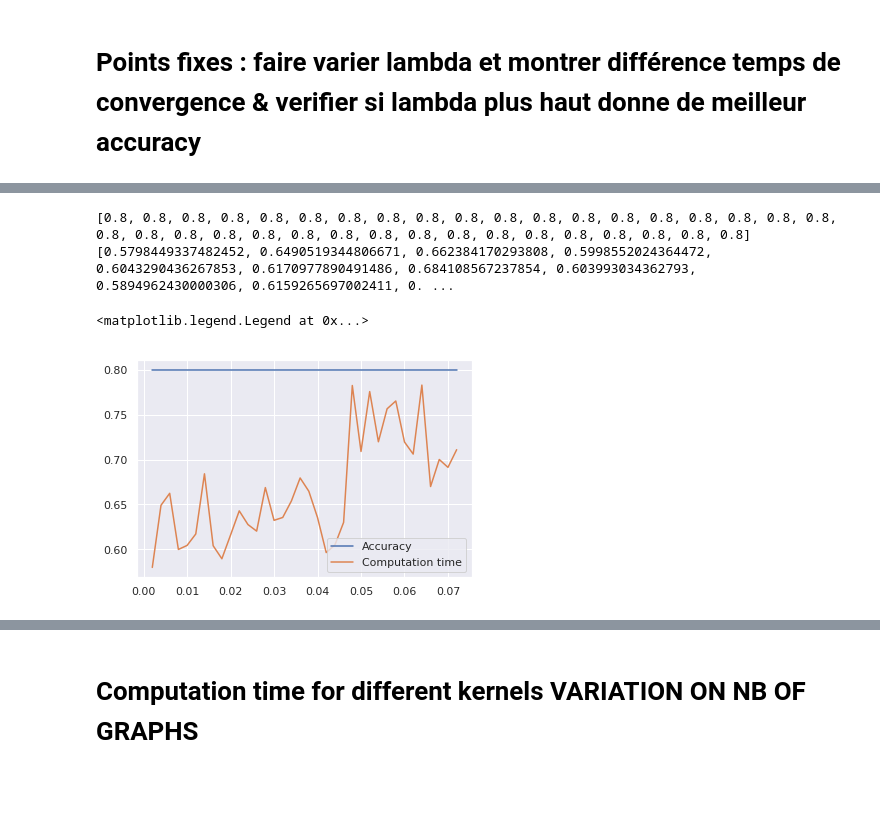
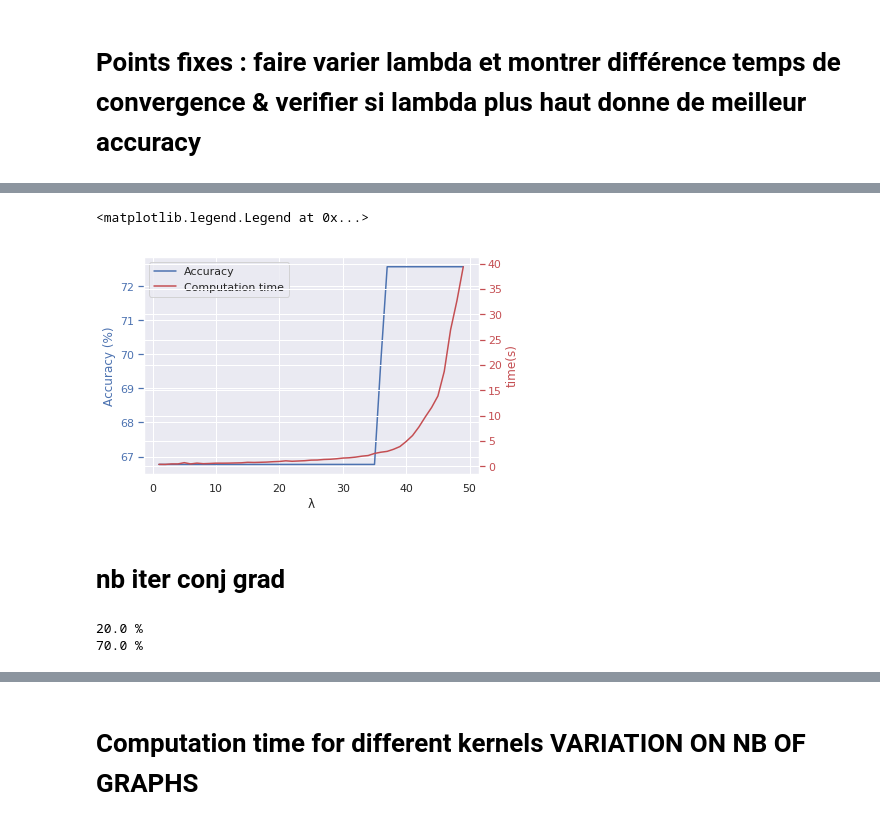
Before and after one commit to leoandeol/graph-kernels, a Jupyter notebook: tests.ipynb, the cells around one changed output, grey strips where cells are left out. Cells and saved outputs as stored; diff of their text form; code cells hidden in the pictures; blank space fills up the shorter version.

```diff
--- a/tests.ipynb
+++ b/tests.ipynb
@@ -203,3 +203,21 @@ nx.draw(G3,pos)
 nx.draw_networkx_edge_labels(G3,pos,edge_labels={(u,v):e["label"] for (u,v,e) in G3.edges(data=True)})
 # %% [markdown]
 # Points fixes : faire varier lambda et montrer différence temps de convergence & verifier si lambda plus haut donne de meilleur accuracy
+# %%
+xs = []
+scores = []
+times = []
+N = 50
+for x in range(1,N):
+    if(x%(N/10)==0):
+        print(100*x/N,"%")
+    try :
+        s = SVM(db=db_nolab, ratio_split=0.7, lbd=x/N, kernel="fixed_point_kernel")
+        dic = s.cross_val_score(k=3)
+        scores.append(dic["accuracy"]*100)
+        var.append(dic["stddev"])
+        xs.append(x)
+        times.append(dic["time"])
+    except Exception as e:
+        print(e)
+        break
@@ -206,29 +234,47 @@ nx.draw_networkx_edge_labels(G3,pos,edge_labels={(u,v):e["label"] for (u,v,e) in
+# %%
+fig, ax1 = plt.subplots()
+l1, = ax1.plot(xs, scores, label="Accuracy", color="b")
+ax1.set_xlabel('λ')
+# Make the y-axis label, ticks and tick labels match the line color.
+ax1.set_ylabel('Accuracy (%)', color="b")
+ax1.tick_params('y', colors='b')
+
+ax2 = ax1.twinx()
+l2, = ax2.plot(xs,times,label="Computation time", color='r')
+ax2.set_ylabel('time(s)', color='r')
+ax2.tick_params('y', colors='r')
+lines = [l1,l2]
+ax1.legend(lines, [l.get_label() for l in lines])
+# %% [output]
+<matplotlib.legend.Legend at 0x...>
+[figure, added]
+# %% [markdown]
+# nb iter conj grad
 # %%
 xs = []
 scores = []
 times = []
-N = 500
-for x in range(1,N):
+var = []
+N = 180
+for x in range(1,N,5):
+    if(x%(N/10)==0):
+        print(100*x/N,"%")
     try :
         #moyenne
         t = 0
-        for _ in range(40):
-            s = SVM(db=db_nolab, ratio_split=0.7, lbd=x/N, kernel="fixed_point_kernel")
-            t+=s.learn()
-        t /= 40
-        scores.append(s.score())
-        xs.append(x/N)
-        times.append(t)
-    except:
+        #for _ in range(3):
+        #    s = SVM(db=db_nolab, ratio_split=0.7, lbd=x/N, kernel="conj_grad_kernel", k=x)
+        #    t+=s.learn()
+        t /= 3
+        s = SVM(db=db_nolab, ratio_split=0.7, lbd=0.5, kernel="conj_grad_kernel", k=x)
+        dic = s.cross_val_score(k=3)
+        scores.append(dic["accuracy"]*100)
+        var.append(dic["stddev"])
+        xs.append(x)
+        times.append(dic["time"])
+    except Exception as e:
+        print(e)
         break
-print(scores)
-print(times)
-plt.figure()
-plt.plot(xs,scores,label="Accuracy")
-plt.plot(xs,times,label="Computation time")
-plt.legend()
 # %% [output]
-[0.8, 0.8, 0.8, 0.8, 0.8, 0.8, 0.8, 0.8, 0.8, 0.8, 0.8, 0.8, 0.8, 0.8, 0.8, 0.8, 0.8, 0.8, 0.8, 0.8, 0.8, 0.8, 0.8, 0.8, 0.8, 0.8, 0.8, 0.8, 0.8, 0.8, 0.8, 0.8, 0.8, 0.8, 0.8, 0.8]
-[0.5798449337482452, 0.6490519344806671, 0.662384170293808, 0.5998552024364472, 0.6043290436267853, 0.6170977890491486, 0.684108567237854, 0.603993034362793, 0.5894962430000306, 0.6159265697002411, 0. ...
+20.0 %
+70.0 %
-<matplotlib.legend.Legend at 0x...>
-[figure, removed]
```
Also changed, not shown: parts of 8 cells of this notebook, 7 other files.
